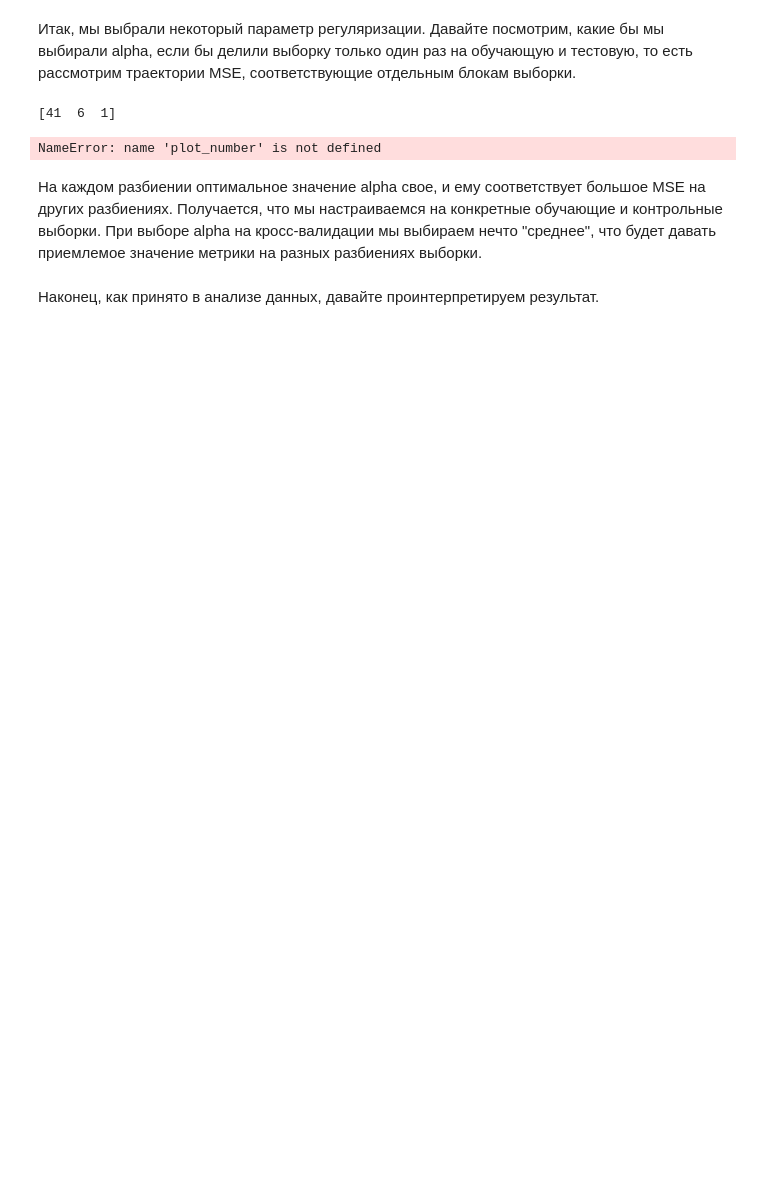
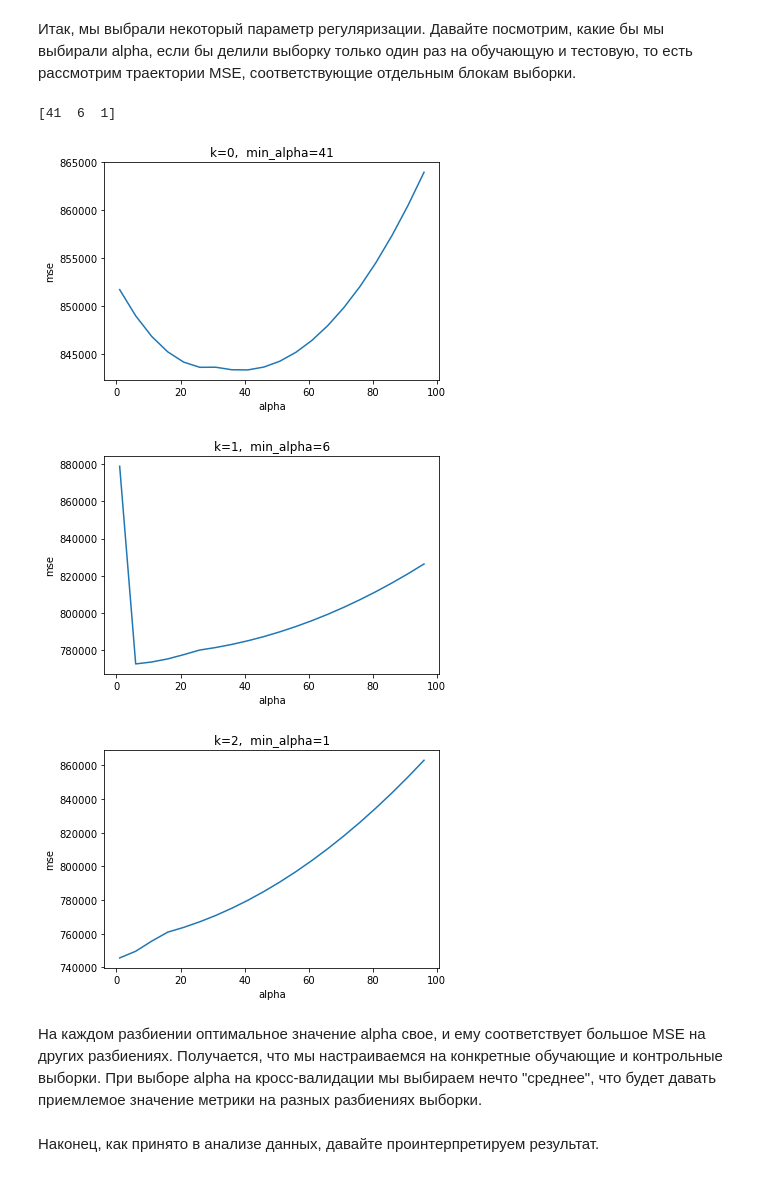
Before and after one commit to MiniGN/Coursera-machine-learning, a Jupyter notebook: course2/week2/week_2_task_1_OverfittingTask.ipynb, the cells around one changed output. Saved outputs shown, nothing was run; the diff lists cells and outputs as text; code cells hidden in the pictures; blank space fills up the shorter version.

```diff
--- a/course2/week2/week_2_task_1_OverfittingTask.ipynb
+++ b/course2/week2/week_2_task_1_OverfittingTask.ipynb
@@ -324,23 +323,24 @@ print_coef(df,lassoCV_regressor)
 # %%
 # Код 3.3 (1 балл)
 # Выведите значения alpha, соответствующие минимумам MSE на каждом разбиении (то есть по столбцам).
 # На трех отдельных графиках визуализируйте столбцы .mse_path_
 plot_x=lassoCV_regressor.alphas_
 min_ind=lassoCV_regressor.mse_path_.argmin(axis=0)
 min_aplhas=plot_x[min_ind]
 print (min_aplhas)
 max_k=lassoCV_regressor.mse_path_.shape[1]
 for k in range(max_k):
-    plot_number += 1
     plot_y=lassoCV_regressor.mse_path_[:,k]
-    plt.plot(plot_x,plot_y,'o')
+    plt.plot(plot_x,plot_y)
     plt.title("k="+str(k)+",  min_alpha="+str(min_aplhas[k]))
     plt.xlabel('alpha')
     plt.ylabel("mse")
     plt.show()
 # %% [output]
 [41  6  1]
-NameError: name 'plot_number' is not defined
+[figure, added]
+[figure, added]
+[figure, added]
 # %% [markdown]
 На каждом разбиении оптимальное значение alpha свое, и ему соответствует большое MSE на других разбиениях. Получается, что мы настраиваемся на конкретные обучающие и контрольные выборки. При выборе alpha на кросс-валидации мы выбираем нечто "среднее", что будет давать приемлемое значение метрики на разных разбиениях выборки.
 # %% [markdown]
```
Also changed, not shown: parts of 9 cells of this notebook, 11 other files.
